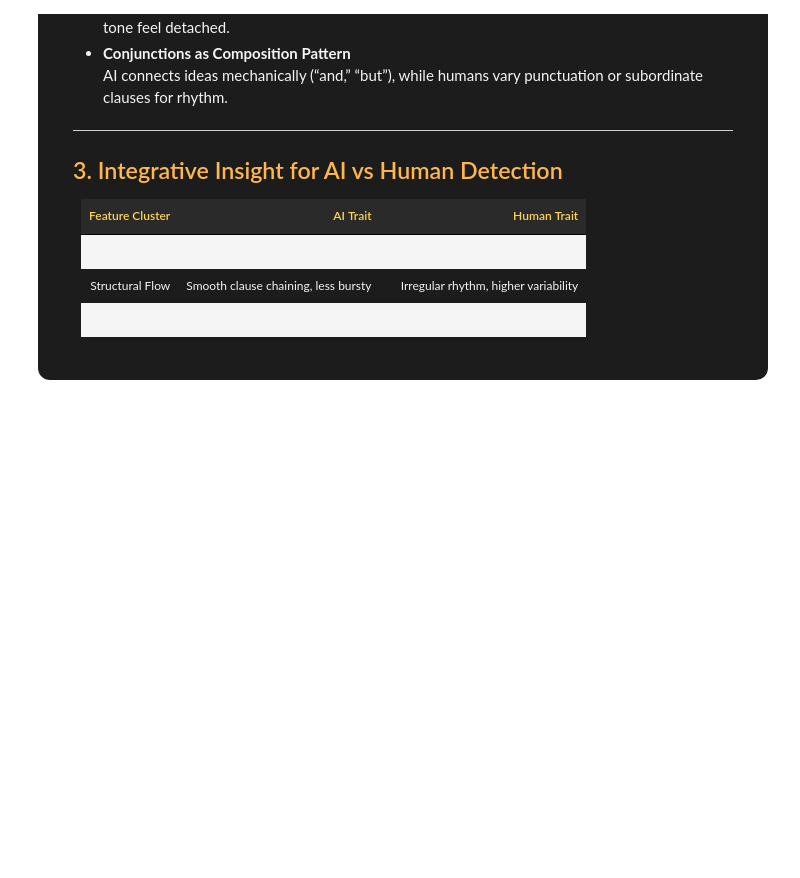
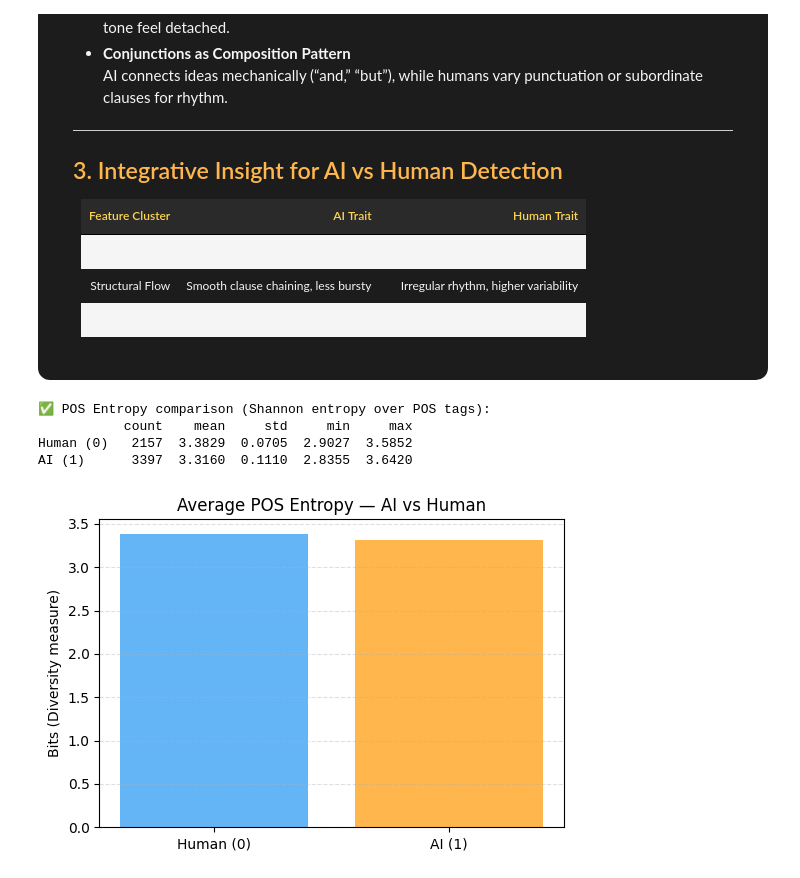
Before and after one commit to alabhastam/gen-ai-det-ph2, a Jupyter notebook: Analyzing-pos.ipynb, the cells around one changed output. Cells and saved outputs as stored; diff of their text form; code cells hidden in the pictures; blank space fills up the shorter version.

```diff
--- a/Analyzing-pos.ipynb
+++ b/Analyzing-pos.ipynb
@@ -488,3 +488,43 @@ Ali’s dataset clearly reveals distinctive grammatical patterns between <b>Huma
 
 
 </div>
+# %%
+# Compute Shannon POS Entropy per text
+import numpy as np
+from collections import Counter
+
+
+def pos_entropy(tags):
+    total = len(tags)
+    if total == 0:
+        return np.nan
+    counts = Counter(tags)
+    probs = np.array([c / total for c in counts.values()])
+    # Shannon entropy (base 2): -Σ p*log2(p)
+    return -(probs * np.log2(probs)).sum()
+
+# apply to each text
+df_distance["pos_entropy"] = df_distance["pos_tags"].apply(pos_entropy)
+
+# summarize by label
+entropy_summary = df_distance.groupby("label")["pos_entropy"].agg(["count","mean","std","min","max"])
+entropy_summary.index = ["Human (0)", "AI (1)"]
+
+print("✅ POS Entropy comparison (Shannon entropy over POS tags):")
+print(entropy_summary.round(4))
+
+# visualize
+import matplotlib.pyplot as plt
+plt.figure(figsize=(6,4))
+colors = ["#64b5f6", "#ffb74d"]
+plt.bar(entropy_summary.index, entropy_summary["mean"], color=colors)
+plt.title("Average POS Entropy — AI vs Human")
+plt.ylabel("Bits (Diversity measure)")
+plt.grid(axis="y", linestyle="--", alpha=0.4)
+plt.show()
+# %% [output]
+✅ POS Entropy comparison (Shannon entropy over POS tags):
+           count    mean     std     min     max
+Human (0)   2157  3.3829  0.0705  2.9027  3.5852
+AI (1)      3397  3.3160  0.1110  2.8355  3.6420
+[figure, added]
```
Also changed, not shown: parts of 2 cells of this notebook.
